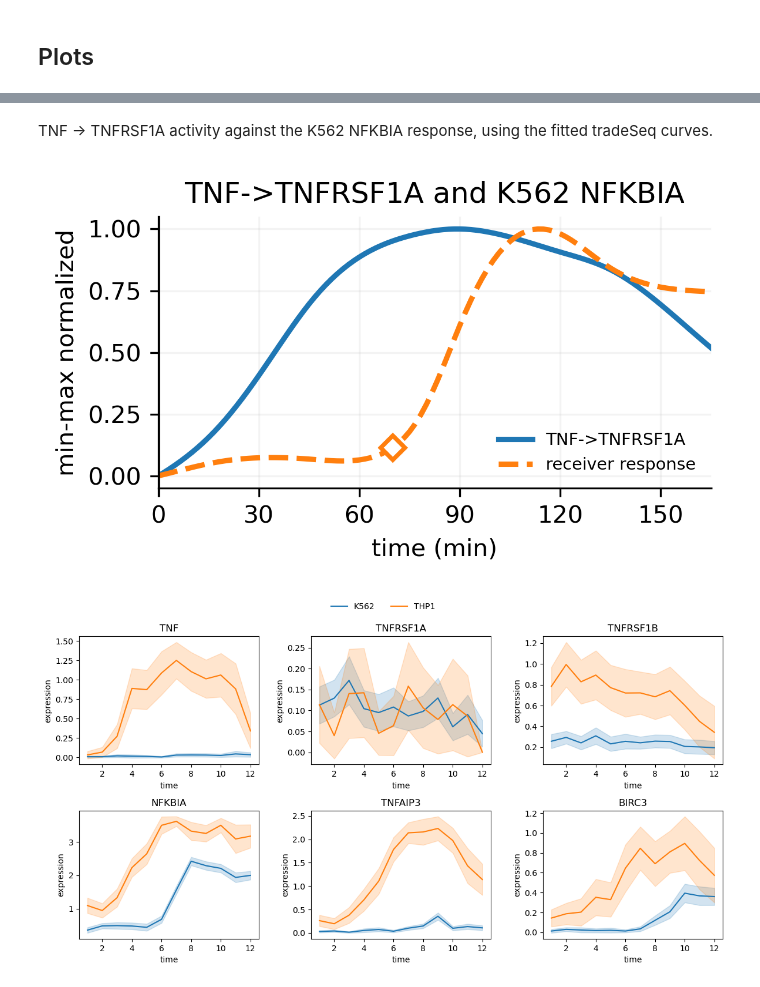
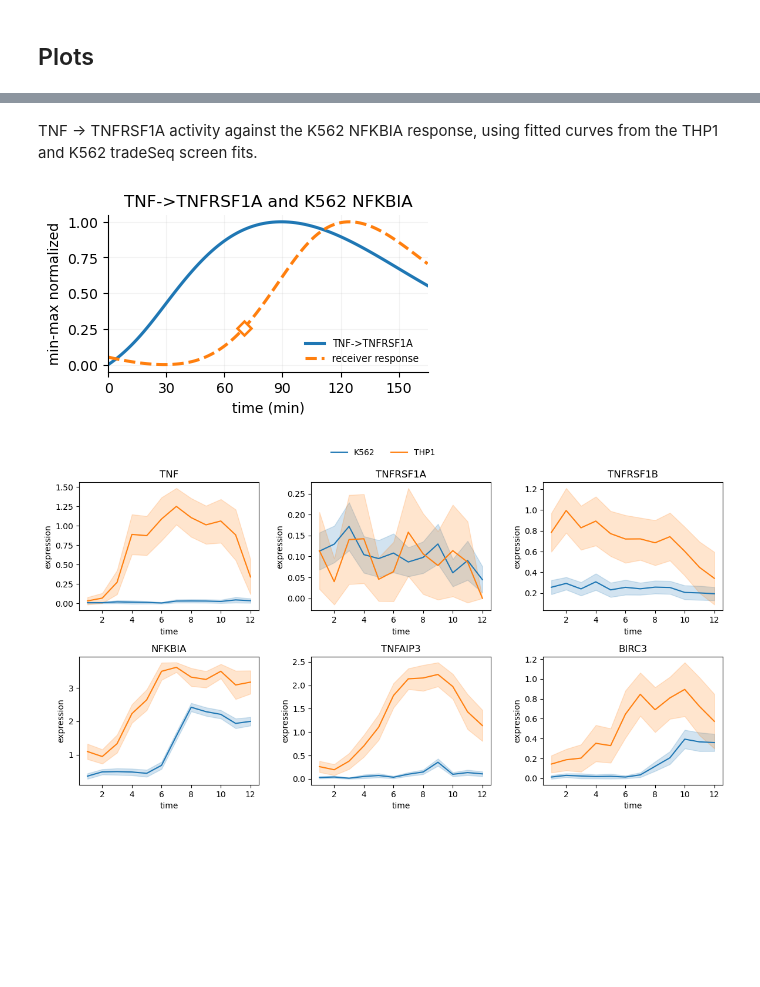
Before and after one commit to Wang-lab-UCSD/ChronoPack, a Jupyter notebook: analyses/c2c/CellCommunication.ipynb, the cells around one changed output, grey strips where cells are left out. Cells and saved outputs as stored; diff of their text form; code cells hidden in the pictures; blank space fills up the shorter version.

```diff
--- a/analyses/c2c/CellCommunication.ipynb
+++ b/analyses/c2c/CellCommunication.ipynb
@@ -8,6 +8,7 @@ Which ligands secreted by THP1 cells are likely to signal to K562 cells after LP
 - its **early LR activity**: ligand expression × receptor availability relative to time 0, summed over the time points in `causal_window` (0–45 min), and
 - the **ligand's temporal association** in THP1 cells (tradeSeq, -log10 p).
 # %%
+import os
 from pathlib import Path
 
 import pandas as pd
@@ -15,9 +16,13 @@ import scanpy as sc
 
 import chronopack as cp
 
-DATA = Path("/new-stg/home/alex/projects/chrono_seq/analyses/thp1-k562-lps.hg38.rep")
+# Folder holding one sub-folder per experiment; see analyses/README.md.
+DATA_DIR = Path(os.environ.get("CHRONOPACK_DATA_DIR", "../data"))
+EXP_DIR = DATA_DIR / "thp1-k562-lps.hg38.rep"
+OUTPUT_DIR = DATA_DIR / "c2c"
+OUTPUT_DIR.mkdir(parents=True, exist_ok=True)
 
-adata = sc.read_h5ad(DATA / "output/adata_full.chk1.h5ad")
+adata = sc.read_h5ad(EXP_DIR / "output/adata_full.chk1.h5ad")
 adata
 # %% [output]
 AnnData object with n_obs × n_vars = 3915 × 21693
@@ -75,29 +76,33 @@ fig.savefig("outputs/chronopack_lr_pair_scores.png", dpi=300, bbox_inches="tight
 # %% [markdown]
-TNF → TNFRSF1A activity against the K562 NFKBIA response, using the fitted tradeSeq curves.
+TNF → TNFRSF1A activity against the K562 NFKBIA response, using fitted curves from the THP1 and K562 tradeSeq screen fits.
 # %%
 thp1, k562 = cp.tl.c2c.split_by_cell_type(adata, sender="THP1", receiver="K562")
-tradeseq_fits = cp.tl.c2c.load_tradeseq_grid_exports(DATA / "intmd/sc_to_tradeSeq/ts_export_grid_100pts")
+
+# Fitted curves for the sender (THP1, lineage "L2") and receiver (K562, lineage "L1") genes.
+fits = pd.concat([
+    cp.tl.predict_gene_dynamics(EXP_DIR / "intmd/sc-THP1_to_tradeSeq.fixed", ["TNF"]).assign(lineage="L2"),
+    cp.tl.predict_gene_dynamics(EXP_DIR / "intmd/sc-K562_to_tradeSeq.fixed", ["TNFRSF1A", "NFKBIA"]).assign(lineage="L1"),
+])
 
 tnf = cp.tl.c2c.build_pair_series(
     pd.DataFrame({"ligand": ["TNF"], "receptor": ["TNFRSF1A"]}),
     sender_adata=thp1,
     receiver_adata=k562,
     response_genes=["NFKBIA"],
     prefer_fits=True,
-    fits_df=tradeseq_fits["fits"],
-    wmeans_df=tradeseq_fits["wmeans"],
+    fits_df=fits,
 )
 fig, ax = cp.pl.c2c.plot_pair_overlay(
     tnf,
     pair=("TNF", "TNFRSF1A"),
     norm_mode="minmax",
     nfkb_onset_time=70,
     figsize=(4, 2.5),
     title="TNF->TNFRSF1A and K562 NFKBIA",
 )
-fig.savefig("outputs/TNF_TNFRSF1A_NFKBIA_overlay.png", dpi=300, bbox_inches="tight")
+fig.savefig(OUTPUT_DIR / "TNF_TNFRSF1A_NFKBIA_overlay.png", dpi=300, bbox_inches="tight")
 # %% [output]
-[figure, old version]
+[figure, new version]
 # %%
 fig, axes = cp.pl.c2c.plot_genes_over_time(
     adata,
```
Also changed, not shown: parts of 5 cells of this notebook, 54 other files.
